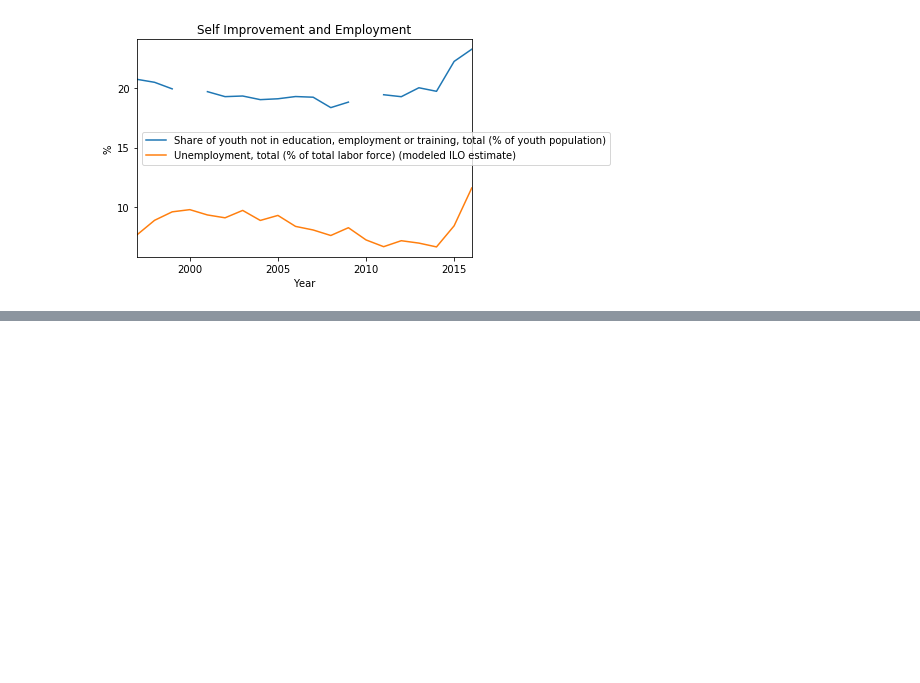
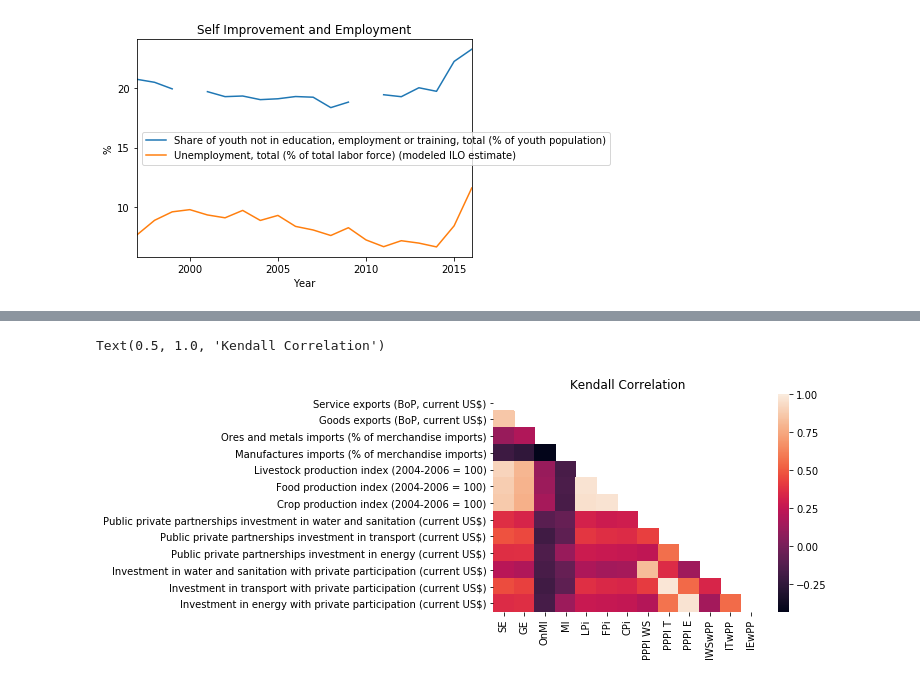
Before and after one commit to Thiagobc23/Practice, a Jupyter notebook: Python/Pandas/bra.ipynb, the cells around one changed output, grey strips where cells are left out. Saved outputs shown, nothing was run; the diff lists cells and outputs as text; code cells hidden in the pictures; blank space fills up the shorter version.

```diff
--- a/Python/Pandas/bra.ipynb
+++ b/Python/Pandas/bra.ipynb
@@ -67,0 +157,7 @@ plt.show()
+# %%
+corr = c.corr(method='kendall')
+corr = corr.rename(labels, axis=1)
+sb.heatmap(corr, mask=mask).set_title('Kendall Correlation')
+# %% [output]
+Text(0.5, 1.0, 'Kendall Correlation')
+[figure, added]
```
Also changed, not shown: parts of 7 cells of this notebook.
